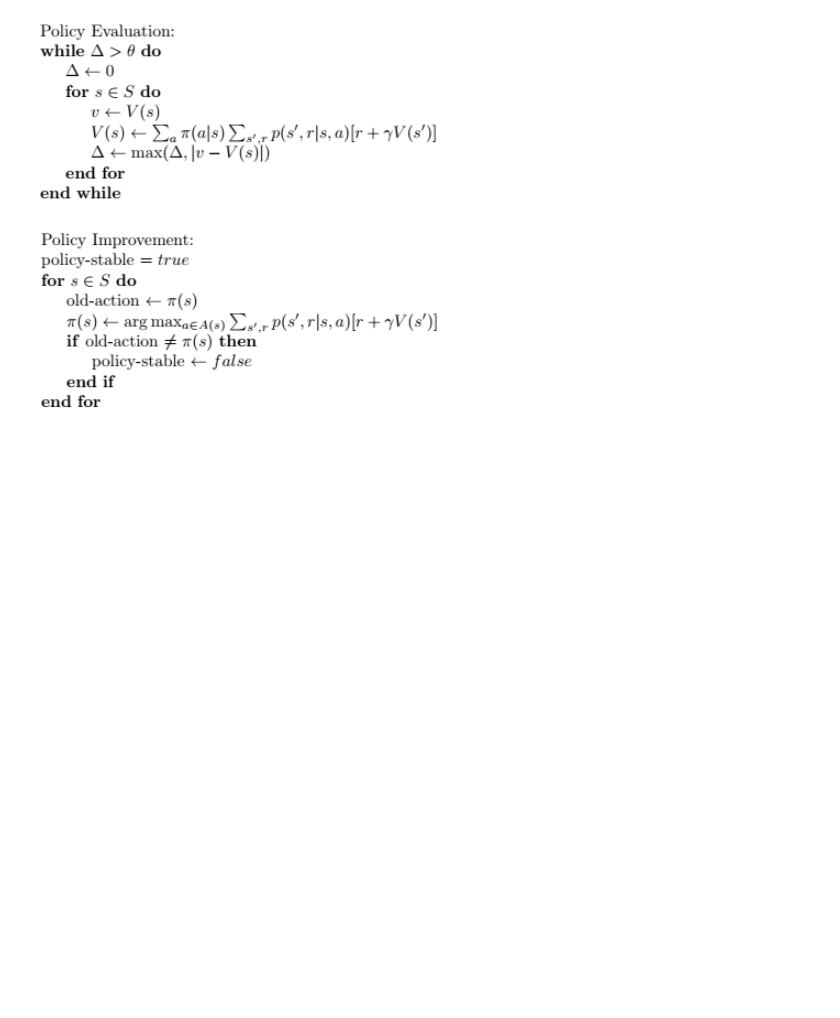
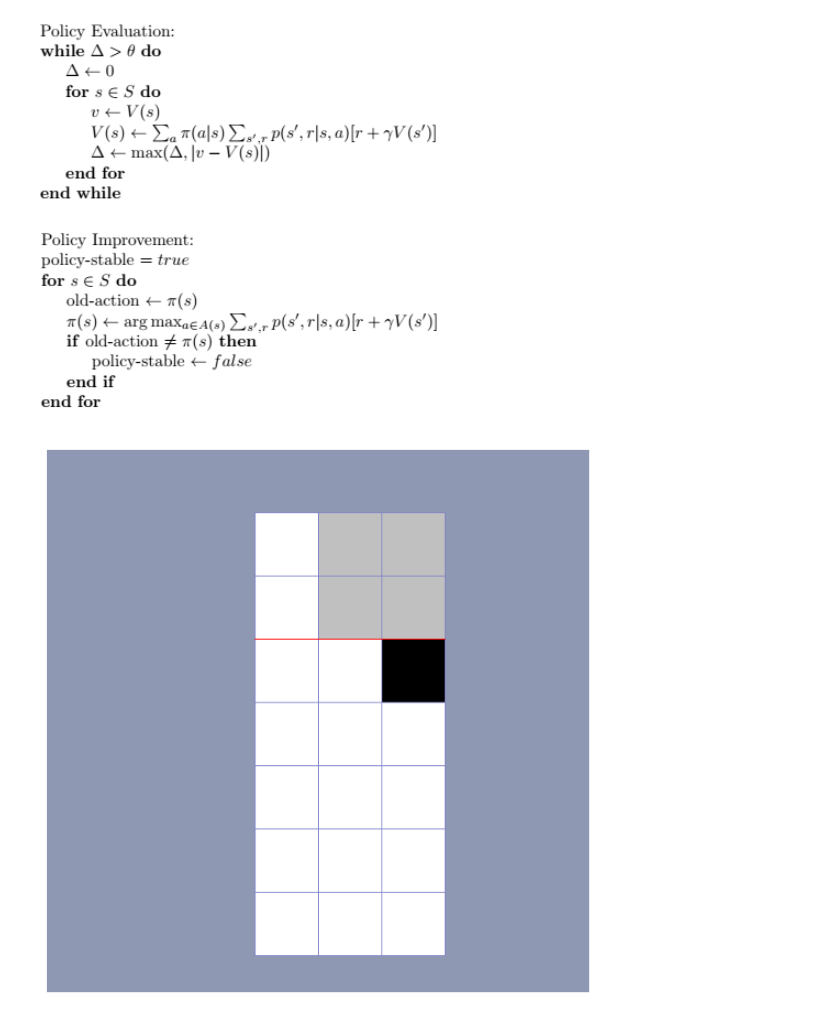
Before and after one commit to Kolienka/apprentissageAuto, a Jupyter notebook: renforcement/Dans un monde connu/2_Policy_iteration.ipynb, the cells around one changed output. Saved outputs shown, nothing was run; the diff lists cells and outputs as text; code cells hidden in the pictures; blank space fills up the shorter version.

```diff
--- a/renforcement/Dans un monde connu/2_Policy_iteration.ipynb
+++ b/renforcement/Dans un monde connu/2_Policy_iteration.ipynb
@@ -54,6 +34,11 @@ env = BucketEnv3()
 ## Definition de la politique $\pi(\cdot|s)$
 # %% [markdown]
 #### Création de la politique $\pi(\cdot|s)$
+# %%
+policy_probs = np.full((7,7,7,5),0.2)
+# %%
+def policy(state):
+    return policy_probs[state]
 # %% [markdown]
 #### Test de la politique avec l'état (0, 0, 0)
 # %% [markdown]
@@ -105,0 +85,40 @@ def policy_iteration(policy_probs, state_values, theta=1e-6, gamma=.99):
+# %%
+def policy_improvement(policy_probs, state_values, gamma=0.99):
+    policy_stable = True
+    for x1 in range(5):
+        for x2 in range(5):
+            for x3 in range(5):
+                state = (x1,x2,x3)
+                old_action = policy_probs[state].argmax()
+
+                new_action = None
+                max_qsa = float("-inf")
+
+                for action in range(5):
+                    next_state, reward, _, _ = env.simulate_step(state, action)
+                    qsa = reward + gamma * state_values[next_state]
+                    if qsa > max_qsa:
+                        max_qsa = qsa
+                        new_action = action
+
+                action_probs = np.zeros(5)
+                action_probs[new_action] = 1.
+                policy_probs[state] = action_probs
+
+                if new_action != old_action:
+                    policy_stable = False
+    return policy_stable
+# %%
+def policy_iteration(policy_probs, state_values, theta=1e-6, gamma=.99):
+    policy_stable = False
+    loop = 0
+    while not policy_stable:
+        loop += 1
+        policy_evaluation(policy_probs,state_values)
+        policy_stable = policy_improvement(policy_probs, state_values)
+    print(f"L'apprentissage a convergé en {loop} étapes")
+# %%
+policy_iteration(policy_probs,state_values)
+rendering(env,policy)
+# %% [output]
+[figure, added]
```
Also changed, not shown: parts of 3 cells of this notebook, 7 other files.
